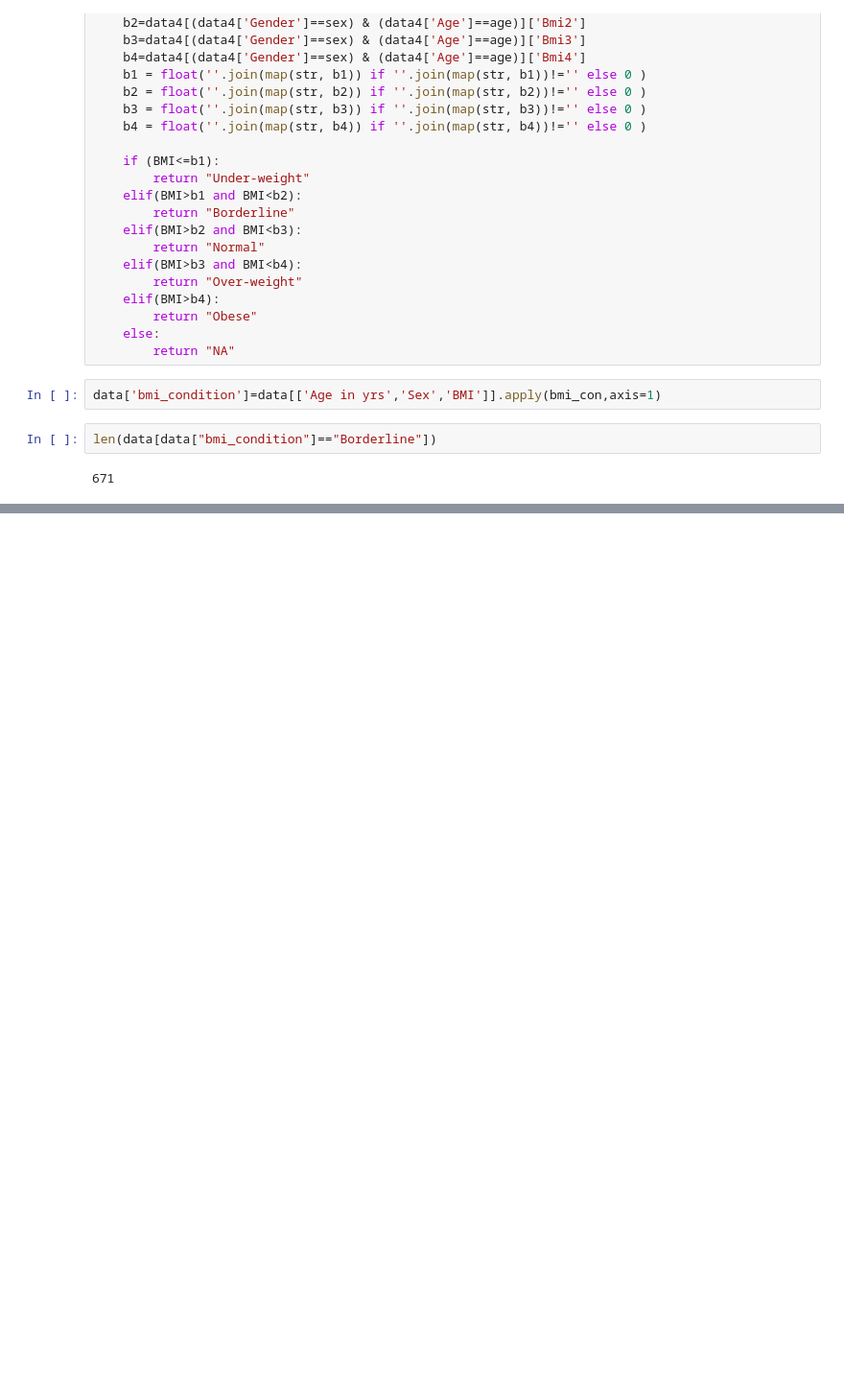
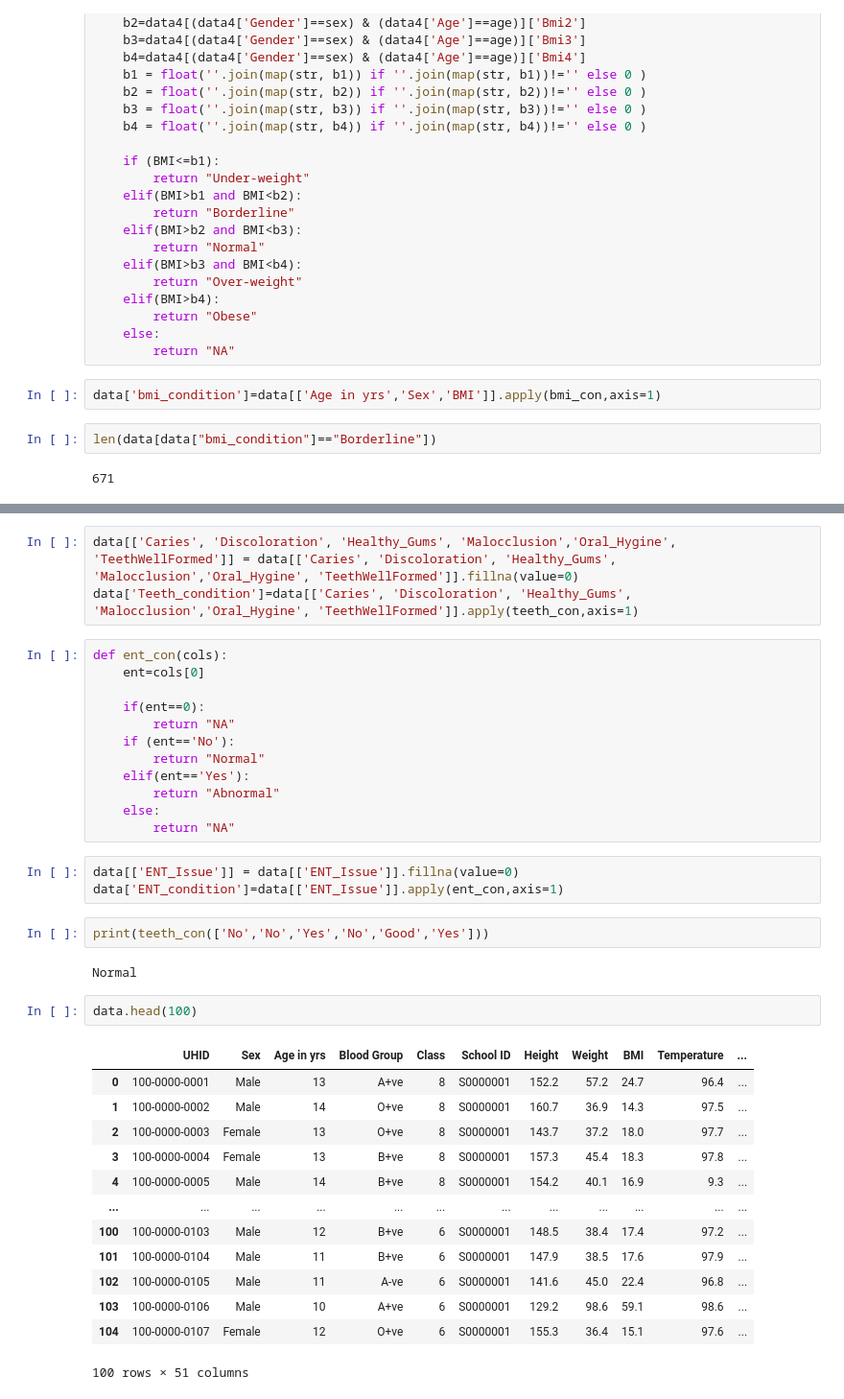
Before and after one commit to prajwal-creator/HealthyKid, a Jupyter notebook: analysisP.ipynb, the cells around one changed output, grey strips where cells are left out. Shown at 96% size. Saved outputs shown, nothing was run; the diff lists cells and outputs as text; blank space fills up the shorter version.

```diff
--- a/analysisP.ipynb
+++ b/analysisP.ipynb
@@ -447,0 +447,38 @@ len(data[data["bmi_condition"]=="Borderline"])
+# %%
+data[['Caries', 'Discoloration', 'Healthy_Gums', 'Malocclusion','Oral_Hygine', 'TeethWellFormed']] = data[['Caries', 'Discoloration', 'Healthy_Gums', 'Malocclusion','Oral_Hygine', 'TeethWellFormed']].fillna(value=0)
+data['Teeth_condition']=data[['Caries', 'Discoloration', 'Healthy_Gums', 'Malocclusion','Oral_Hygine', 'TeethWellFormed']].apply(teeth_con,axis=1)
+# %%
+def ent_con(cols):
+    ent=cols[0]
+
+    if(ent==0):
+        return "NA"
+    if (ent=='No'):
+        return "Normal"
+    elif(ent=='Yes'):
+        return "Abnormal"
+    else:
+        return "NA"
+# %%
+data[['ENT_Issue']] = data[['ENT_Issue']].fillna(value=0)
+data['ENT_condition']=data[['ENT_Issue']].apply(ent_con,axis=1)
+# %%
+print(teeth_con(['No','No','Yes','No','Good','Yes']))
+# %% [output]
+Normal
+# %%
+data.head(100)
+# %% [output]
+|  | UHID | Sex | Age in yrs | Blood Group | Class | School ID | Height | Weight | BMI | Temperature | ... |
+| 0 | 100-0000-0001 | Male | 13 | A+ve | 8 | S0000001 | 152.2 | 57.2 | 24.7 | 96.4 | ... |
+| 1 | 100-0000-0002 | Male | 14 | O+ve | 8 | S0000001 | 160.7 | 36.9 | 14.3 | 97.5 | ... |
+| 2 | 100-0000-0003 | Female | 13 | O+ve | 8 | S0000001 | 143.7 | 37.2 | 18.0 | 97.7 | ... |
+| 3 | 100-0000-0004 | Female | 13 | B+ve | 8 | S0000001 | 157.3 | 45.4 | 18.3 | 97.8 | ... |
+| 4 | 100-0000-0005 | Male | 14 | B+ve | 8 | S0000001 | 154.2 | 40.1 | 16.9 | 9.3 | ... |
+| ... | ... | ... | ... | ... | ... | ... | ... | ... | ... | ... | ... |
+| 100 | 100-0000-0103 | Male | 12 | B+ve | 6 | S0000001 | 148.5 | 38.4 | 17.4 | 97.2 | ... |
+| 101 | 100-0000-0104 | Male | 11 | B+ve | 6 | S0000001 | 147.9 | 38.5 | 17.6 | 97.9 | ... |
+| 102 | 100-0000-0105 | Male | 11 | A-ve | 6 | S0000001 | 141.6 | 45.0 | 22.4 | 96.8 | ... |
+| 103 | 100-0000-0106 | Male | 10 | A+ve | 6 | S0000001 | 129.2 | 98.6 | 59.1 | 98.6 | ... |
+| 104 | 100-0000-0107 | Female | 12 | O+ve | 6 | S0000001 | 155.3 | 36.4 | 15.1 | 97.6 | ... |
+100 rows × 51 columns
```
Also changed, not shown: parts of 47 cells of this notebook, 1 other file.
